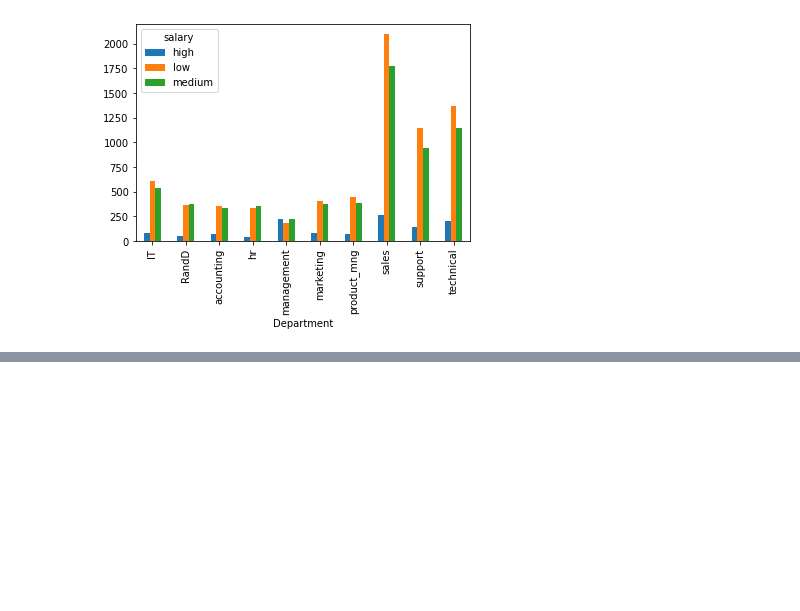
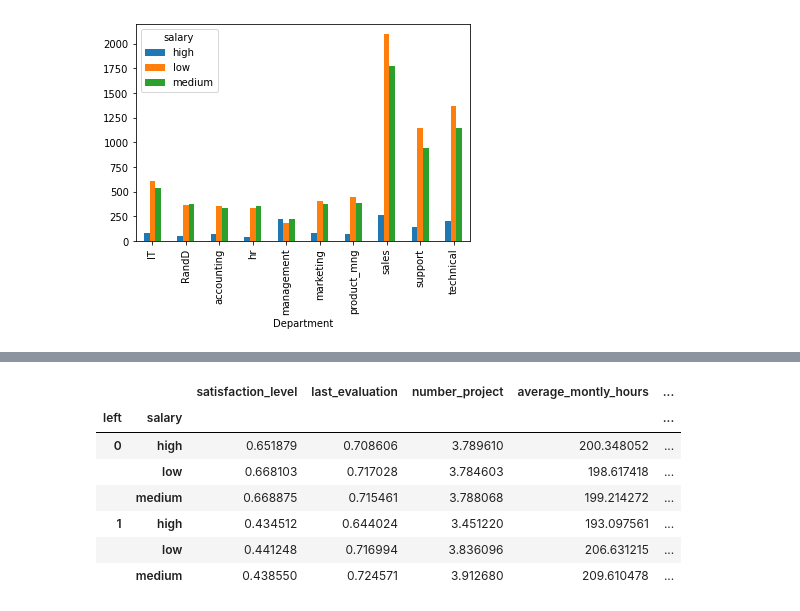
Before and after one commit to geegatomar/Machine-Learning, a Jupyter notebook: codebasics/3_LogisticRegression.ipynb, the cells around one changed output, grey strips where cells are left out. Drawn from its saved outputs; the diff is of its cells as text; code cells hidden in the pictures; blank space fills up the shorter version.

```diff
--- a/codebasics/3_LogisticRegression.ipynb
+++ b/codebasics/3_LogisticRegression.ipynb
@@ -221,3 +221,6 @@ pd.crosstab(df.Department, df.salary).plot(kind='bar')
 [figure]
 # %%
 # pd's crosstab helps create a "CONTINGENCY" table
+# %%
+df = pd.read_csv('3_data.csv')
+df.head()
@@ -223,0 +234,13 @@ pd.crosstab(df.Department, df.salary).plot(kind='bar')
+# %%
+group = df.groupby(['left', 'salary'])
+# %%
+group.mean()
+# %% [output]
+|  |  | satisfaction_level | last_evaluation | number_project | average_montly_hours | ... |
+| left | salary |  |  |  |  | ... |
+| 0 | high | 0.651879 | 0.708606 | 3.789610 | 200.348052 | ... |
+|  | low | 0.668103 | 0.717028 | 3.784603 | 198.617418 | ... |
+|  | medium | 0.668875 | 0.715461 | 3.788068 | 199.214272 | ... |
+| 1 | high | 0.434512 | 0.644024 | 3.451220 | 193.097561 | ... |
+|  | low | 0.441248 | 0.716994 | 3.836096 | 206.631215 | ... |
+|  | medium | 0.438550 | 0.724571 | 3.912680 | 209.610478 | ... |
```
Also changed, not shown: parts of 2 cells of this notebook, 15 other files.
